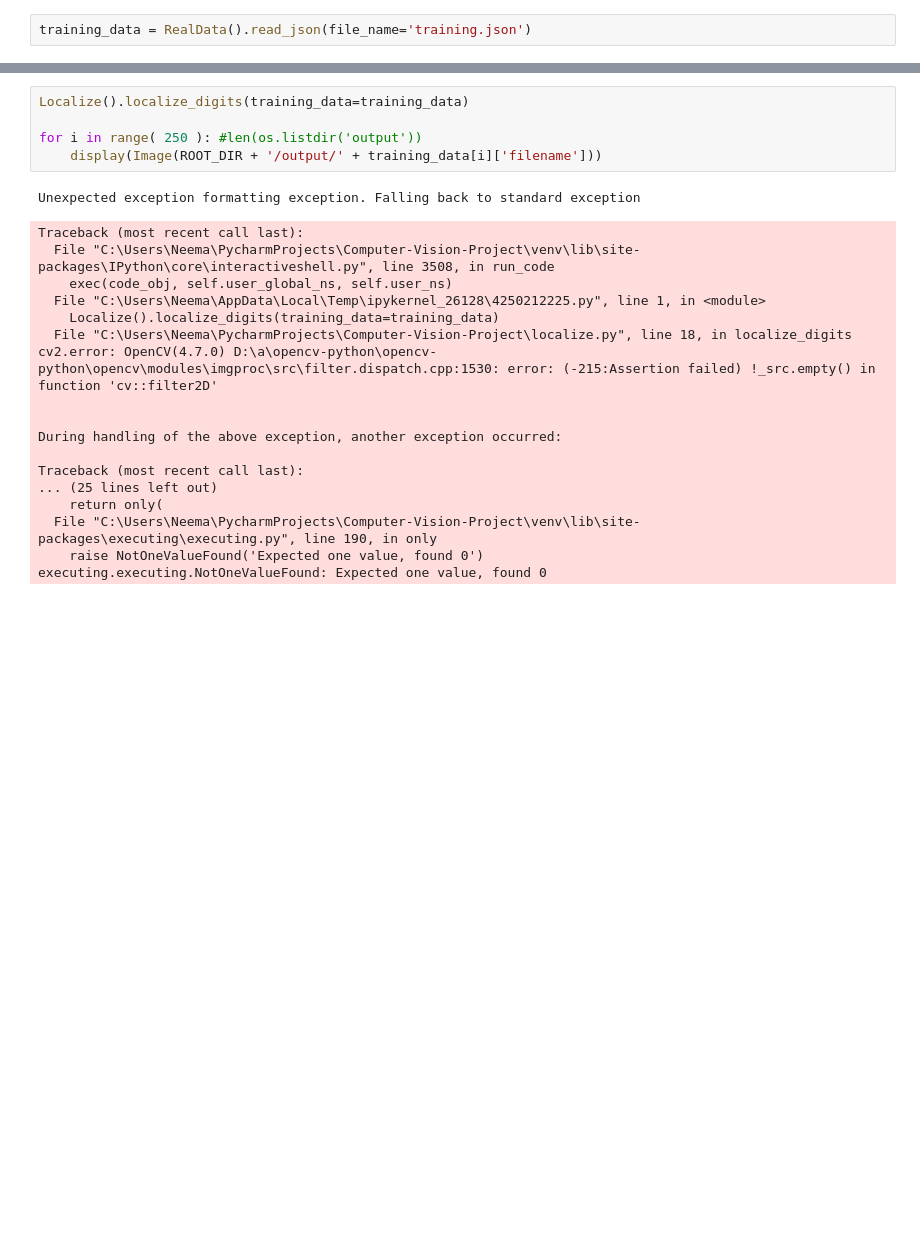
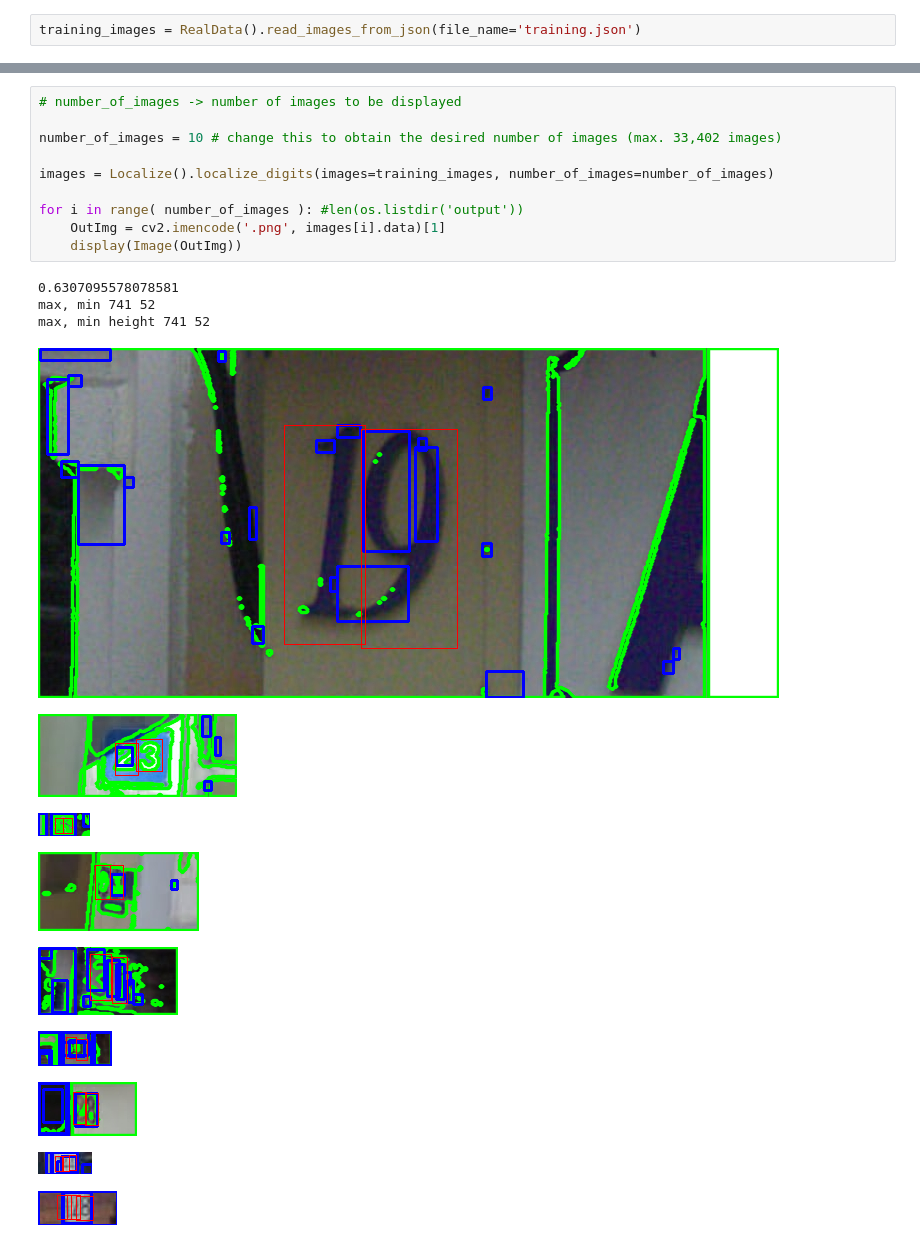
Before and after one commit to Ahmed-Sameh-MM/Computer-Vision-Project, a Jupyter notebook: output.ipynb, the cells around one changed output, grey strips where cells are left out. Cells and saved outputs as stored; diff of their text form; blank space fills up the shorter version.

```diff
--- a/output.ipynb
+++ b/output.ipynb
@@ -9,2 +14,2 @@ import os
 # %%
-training_data = RealData().read_json(file_name='training.json')
+training_images = RealData().read_images_from_json(file_name='training.json')
@@ -11,24 +18,23 @@ training_data = RealData().read_json(file_name='training.json')
 # %%
-Localize().localize_digits(training_data=training_data)
+# number_of_images -> number of images to be displayed
 
-for i in range( 250 ): #len(os.listdir('output'))
-    display(Image(ROOT_DIR + '/output/' + training_data[i]['filename']))
+number_of_images = 10 # change this to obtain the desired number of images (max. 33,402 images)
+
+images = Localize().localize_digits(images=training_images, number_of_images=number_of_images)
+
+for i in range( number_of_images ): #len(os.listdir('output'))
+    OutImg = cv2.imencode('.png', images[i].data)[1]
+    display(Image(OutImg))
 # %% [output]
-Unexpected exception formatting exception. Falling back to standard exception
+0.6307095578078581
+max, min 741 52
+max, min height 741 52
-Traceback (most recent call last):
-  File "C:\Users\Neema\PycharmProjects\Computer-Vision-Project\venv\lib\site-packages\IPython\core\interactiveshell.py", line 3508, in run_code
-    exec(code_obj, self.user_global_ns, self.user_ns)
-  File "C:\Users\Neema\AppData\Local\Temp\ipykernel_26128\4250212225.py", line 1, in <module>
-    Localize().localize_digits(training_data=training_data)
-  File "C:\Users\Neema\PycharmProjects\Computer-Vision-Project\localize.py", line 18, in localize_digits
-cv2.error: OpenCV(4.7.0) D:\a\opencv-python\opencv-python\opencv\modules\imgproc\src\filter.dispatch.cpp:1530: error: (-215:Assertion failed) !_src.empty() in function 'cv::filter2D'
-
-
-During handling of the above exception, another exception occurred:
-
-Traceback (most recent call last):
-... (25 lines left out)
-    return only(
-  File "C:\Users\Neema\PycharmProjects\Computer-Vision-Project\venv\lib\site-packages\executing\executing.py", line 190, in only
-    raise NotOneValueFound('Expected one value, found 0')
-executing.executing.NotOneValueFound: Expected one value, found 0
+[figure, added]
+[figure, added]
+[figure, added]
+[figure, added]
+[figure, added]
+[figure, added]
+[figure, added]
+[figure, added]
+[figure, added]
```
Also changed, not shown: parts of 8 cells of this notebook, 6 other files.
